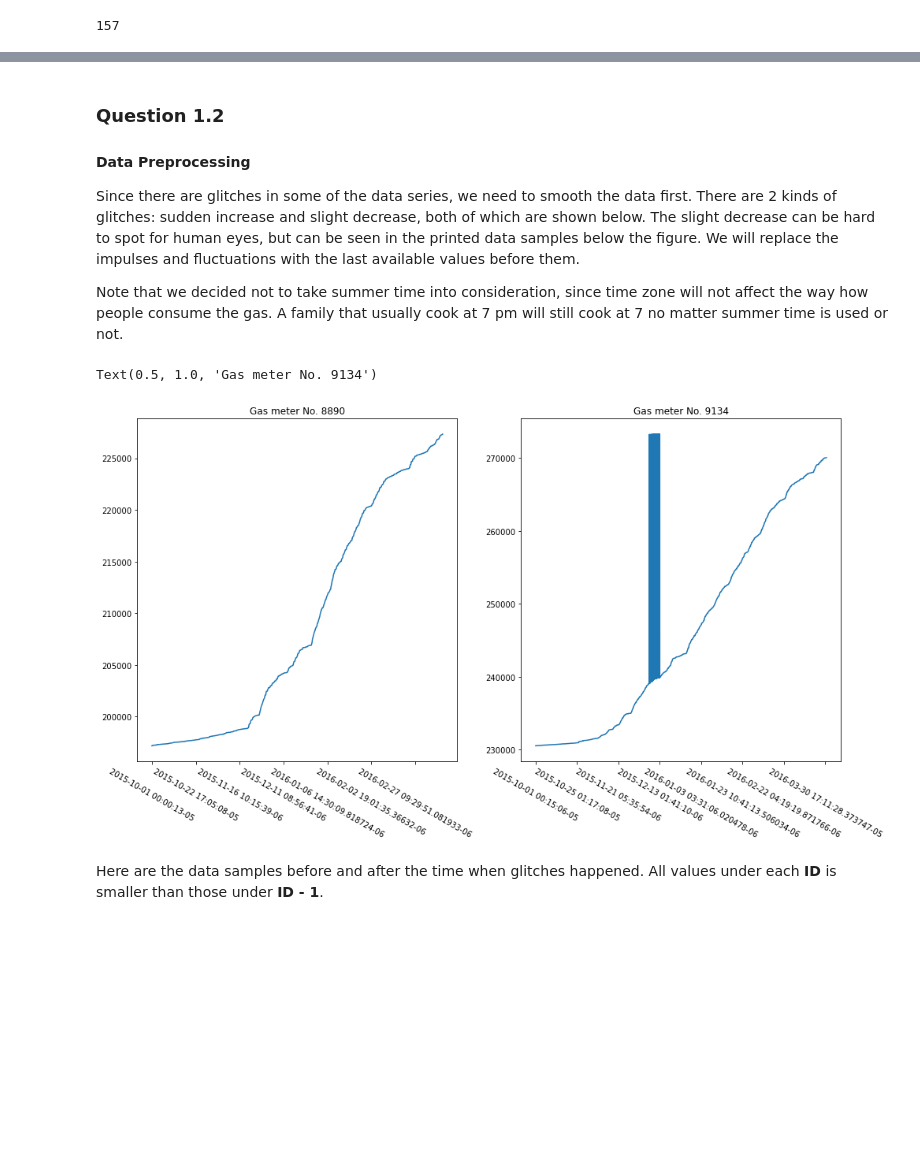
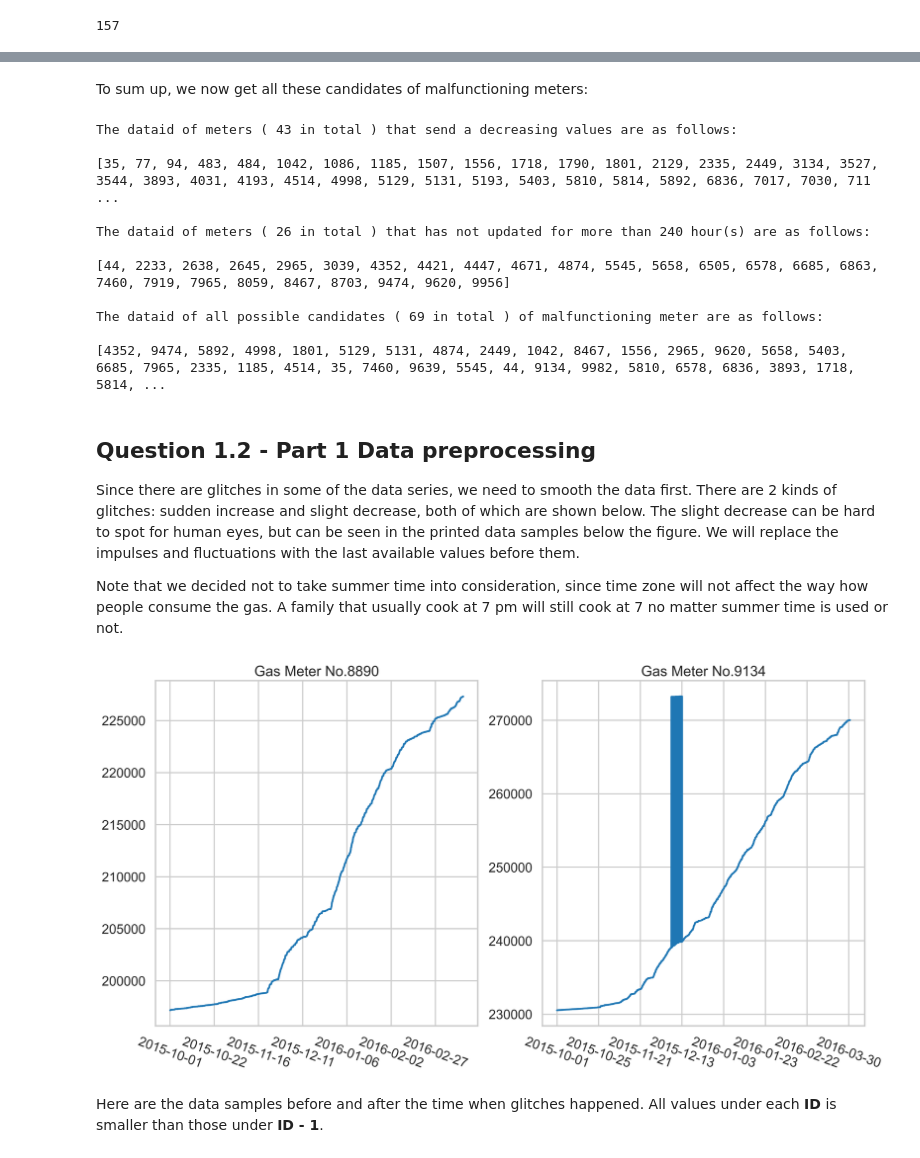
Before and after one commit to felixnie/EE4211-Project, a Jupyter notebook: Question1.ipynb, the cells around one changed output, grey strips where cells are left out. Cells and saved outputs as stored; diff of their text form; code cells hidden in the pictures; blank space fills up the shorter version.

```diff
--- a/Question1.ipynb
+++ b/Question1.ipynb
@@ -83,35 +350,41 @@ plt.xticks(rotation=-30)
+# %% [markdown]
+To sum up, we now get all these candidates of malfunctioning meters:
+# %%
+print('The dataid of meters (', len(defect_id), 'in total ) that send a decreasing values are as follows:\n')
+print(defect_id)
+print(' ')
+print('The dataid of meters (', len(unchanged_id), 'in total ) that has not updated for more than',interval_threshold,'hour(s) are as follows:\n')
+print(unchanged_id)
+print('')
+print('The dataid of all possible candidates (', len(list(set(defect_id+unchanged_id))), 'in total ) of malfunctioning meter are as follows:\n')
+print(list(set(defect_id+unchanged_id)))
+# %% [output]
+The dataid of meters ( 43 in total ) that send a decreasing values are as follows:
+
+[35, 77, 94, 483, 484, 1042, 1086, 1185, 1507, 1556, 1718, 1790, 1801, 2129, 2335, 2449, 3134, 3527, 3544, 3893, 4031, 4193, 4514, 4998, 5129, 5131, 5193, 5403, 5810, 5814, 5892, 6836, 7017, 7030, 711 ...
+
+The dataid of meters ( 26 in total ) that has not updated for more than 240 hour(s) are as follows:
+
+[44, 2233, 2638, 2645, 2965, 3039, 4352, 4421, 4447, 4671, 4874, 5545, 5658, 6505, 6578, 6685, 6863, 7460, 7919, 7965, 8059, 8467, 8703, 9474, 9620, 9956]
+
+The dataid of all possible candidates ( 69 in total ) of malfunctioning meter are as follows:
+
+[4352, 9474, 5892, 4998, 1801, 5129, 5131, 4874, 2449, 1042, 8467, 1556, 2965, 9620, 5658, 5403, 6685, 7965, 2335, 1185, 4514, 35, 7460, 9639, 5545, 44, 9134, 9982, 5810, 6578, 6836, 3893, 1718, 5814, ...
 # %% [markdown]
-### Question 1.2
-
-#### Data Preprocessing
+## Question 1.2 - Part 1 Data preprocessing
 
 Since there are glitches in some of the data series, we need to smooth the data first.
 There are 2 kinds of glitches: sudden increase and slight decrease, both of which are shown below. The slight decrease can be hard to spot for human eyes, but can be seen in the printed data samples below the figure. We will replace the impulses and fluctuations with the last available values before them.
 
 Note that we decided not to take summer time into consideration, since time zone will not affect the way how people consume the gas. A family that usually cook at 7 pm will still cook at 7 no matter summer time is used or not.
-# %%
-group = grouped.get_group(8890)
-t = group.localminute.values
-val = group.meter_value.values
-s = pd.Series(val, index=t)
-
-plt.subplot(121)
-s.plot(figsize=(16, 8))
-plt.xticks(rotation=-30)
-plt.title("Gas meter No. 8890")
-
-group = grouped.get_group(9134)
-t = group.localminute.values
-val = group.meter_value.values
-s = pd.Series(val, index=t)
-
-plt.subplot(122)
-s.plot(figsize=(16, 8))
-plt.xticks(rotation=-30)
-plt.title("Gas meter No. 9134")
-# %% [output]
-Text(0.5, 1.0, 'Gas meter No. 9134')
-[figure, removed]
+# %%
+plt.subplot(121)
+plot_group(8890,df)
+
+plt.subplot(122)
+plot_group(9134,df)
+# %% [output]
+[figure, added]
 # %% [markdown]
 Here are the data samples before and after the time when glitches happened. All values under each **ID** is smaller than those under **ID - 1**.
 # %%
```
Also changed, not shown: parts of 57 cells of this notebook.
